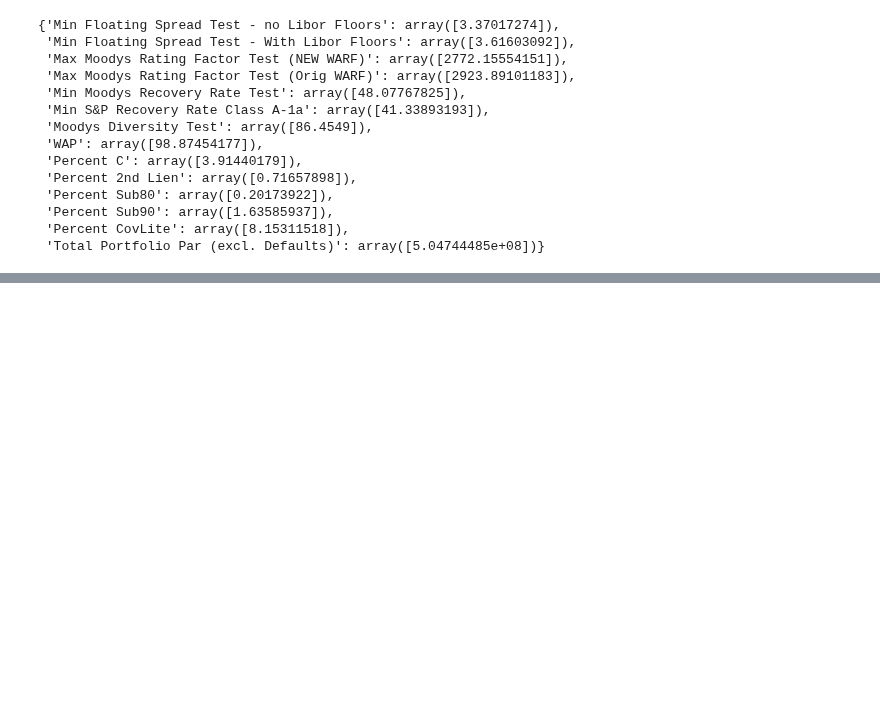
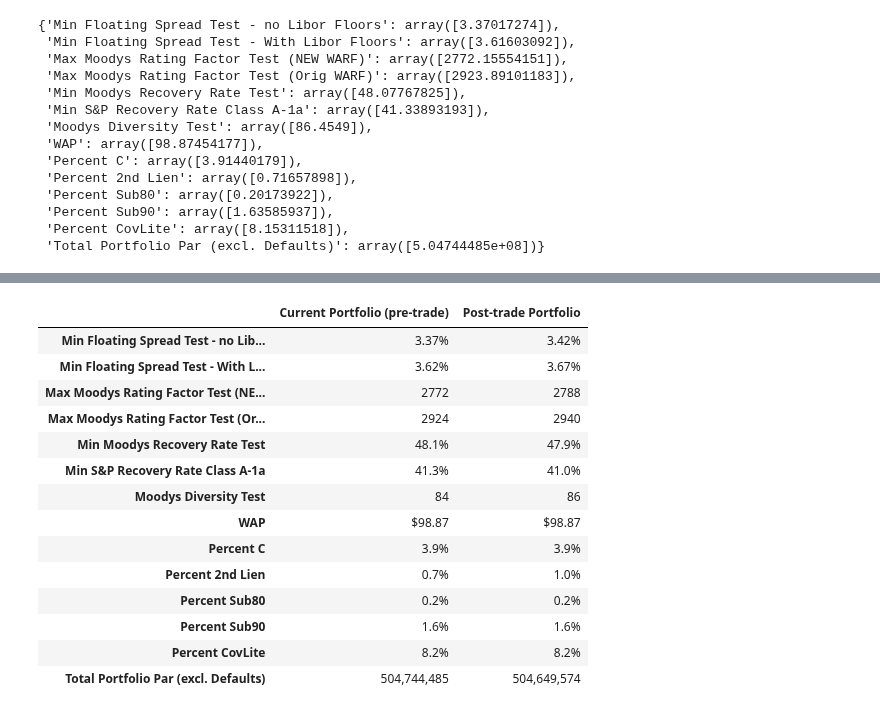
Before and after one commit to joshknechtel-gs/RM-IT, a Jupyter notebook: TradeMinProblem.ipynb, the cells around one changed output, grey strips where cells are left out. Cells and saved outputs as stored; diff of their text form; code cells hidden in the pictures; blank space fills up the shorter version.

```diff
--- a/TradeMinProblem.ipynb
+++ b/TradeMinProblem.ipynb
@@ -372,0 +392,18 @@ TypeError: unsupported operand type(s) for +: 'int' and 'NoneType'
+# %%
+clo.prepost_Port_stats(model_port,  ['Par_no_default','NewPort'])
+# %% [output]
+|  | Current Portfolio (pre-trade) | Post-trade Portfolio |
+| Min Floating Spread Test - no Lib... | 3.37% | 3.42% |
+| Min Floating Spread Test - With L... | 3.62% | 3.67% |
+| Max Moodys Rating Factor Test (NE... | 2772 | 2788 |
+| Max Moodys Rating Factor Test (Or... | 2924 | 2940 |
+| Min Moodys Recovery Rate Test | 48.1% | 47.9% |
+| Min S&P Recovery Rate Class A-1a | 41.3% | 41.0% |
+| Moodys Diversity Test | 84 | 86 |
+| WAP | $98.87 | $98.87 |
+| Percent C | 3.9% | 3.9% |
+| Percent 2nd Lien | 0.7% | 1.0% |
+| Percent Sub80 | 0.2% | 0.2% |
+| Percent Sub90 | 1.6% | 1.6% |
+| Percent CovLite | 8.2% | 8.2% |
+| Total Portfolio Par (excl. Defaults) | 504,744,485 | 504,649,574 |
```
Also changed, not shown: parts of 13 cells of this notebook.
